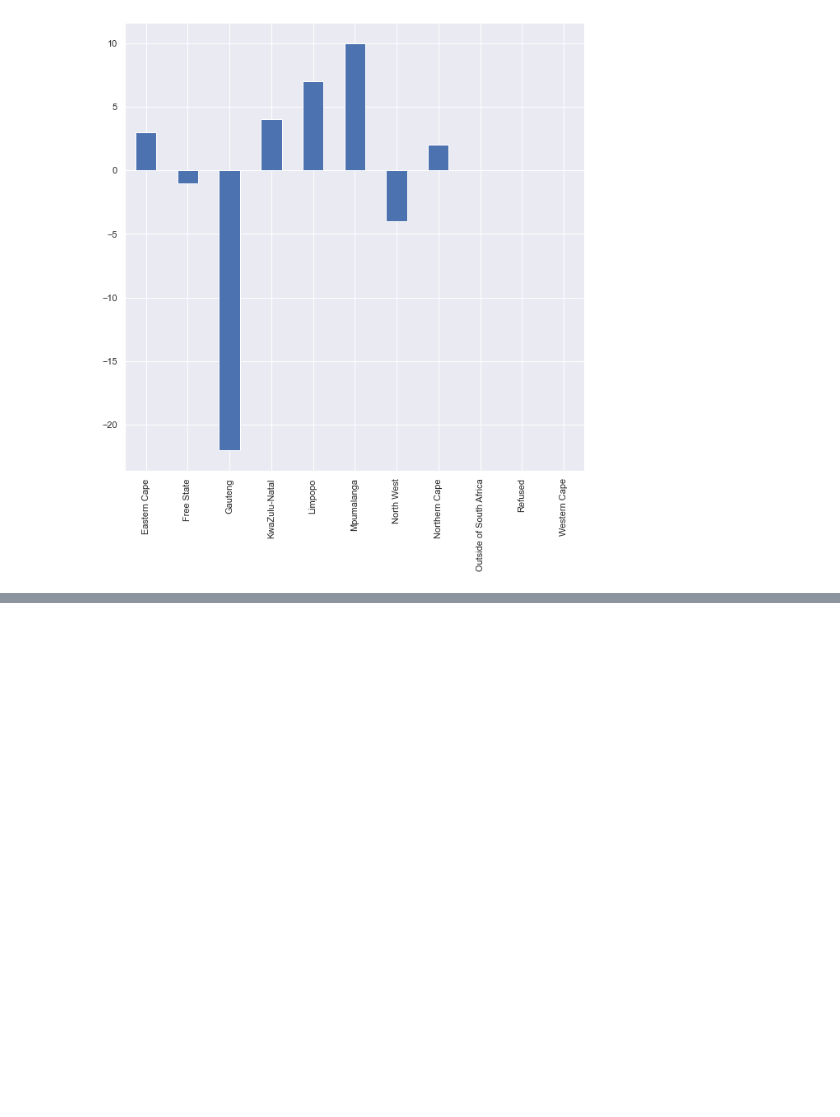
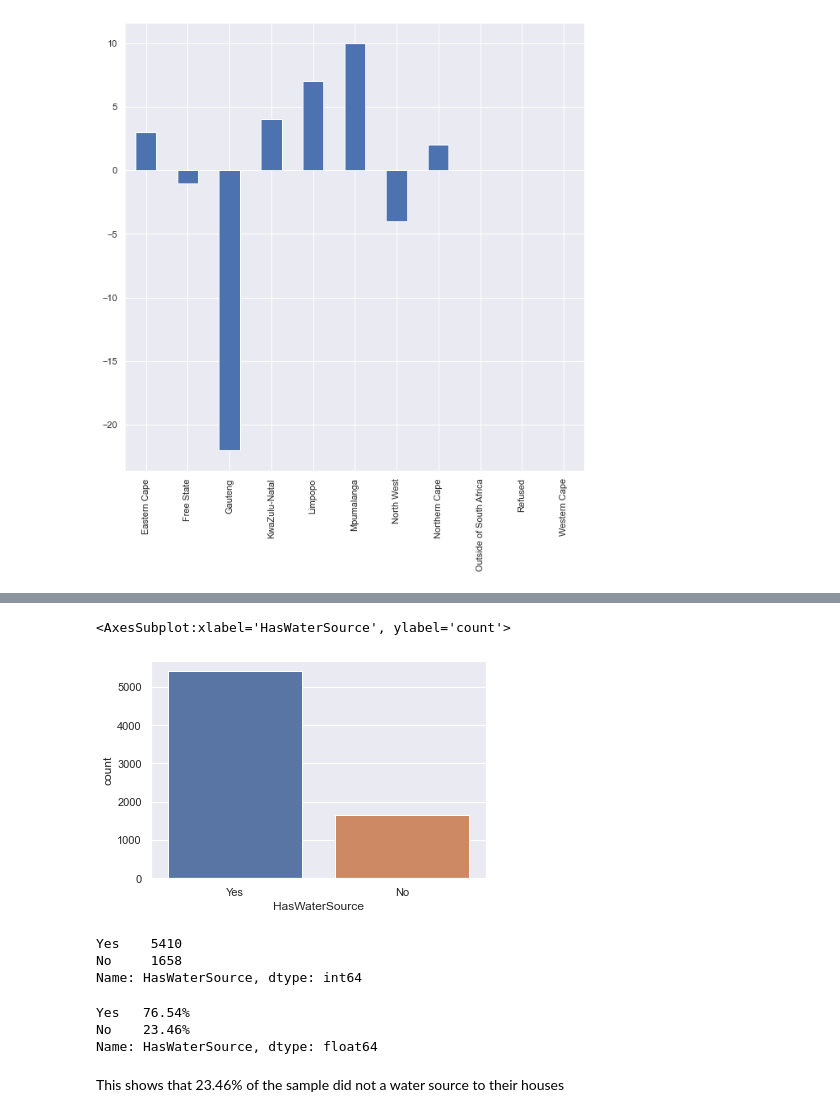
Before and after one commit to BrentonBudler/DAEProject2021, a Jupyter notebook: brenton/Wave1.ipynb, the cells around one changed output, grey strips where cells are left out. Drawn from its saved outputs; the diff is of its cells as text; code cells hidden in the pictures; blank space fills up the shorter version.

```diff
--- a/brenton/Wave1.ipynb
+++ b/brenton/Wave1.ipynb
@@ -222,0 +229,6 @@ perc_change.plot(kind='bar')
+# %%
+hdf = pd.DataFrame()
+# %%
+hdf['HasWaterSource'] = raw['w1_nc_watsrc']
+# %%
+hdf['CouldWashHands'] = raw['w1_nc_watwsh']
@@ -222,0 +252,22 @@ perc_change.plot(kind='bar')
+# %%
+hdf.HasWaterSource = hdf.HasWaterSource.apply(replace)
+hdf = hdf[hdf['HasWaterSource'].notna()]
+# %%
+sns.countplot(x='HasWaterSource',data=hdf)
+# %% [output]
+<AxesSubplot:xlabel='HasWaterSource', ylabel='count'>
+[figure, added]
+# %%
+hdf.HasWaterSource.value_counts()
+# %% [output]
+Yes    5410
+No     1658
+Name: HasWaterSource, dtype: int64
+# %%
+hdf.HasWaterSource.value_counts()/len(hdf)*100
+# %% [output]
+Yes   76.54%
+No    23.46%
+Name: HasWaterSource, dtype: float64
+# %% [markdown]
+This shows that 23.46% of the sample did not a water source to their houses
```
Also changed, not shown: parts of 11 cells of this notebook.
